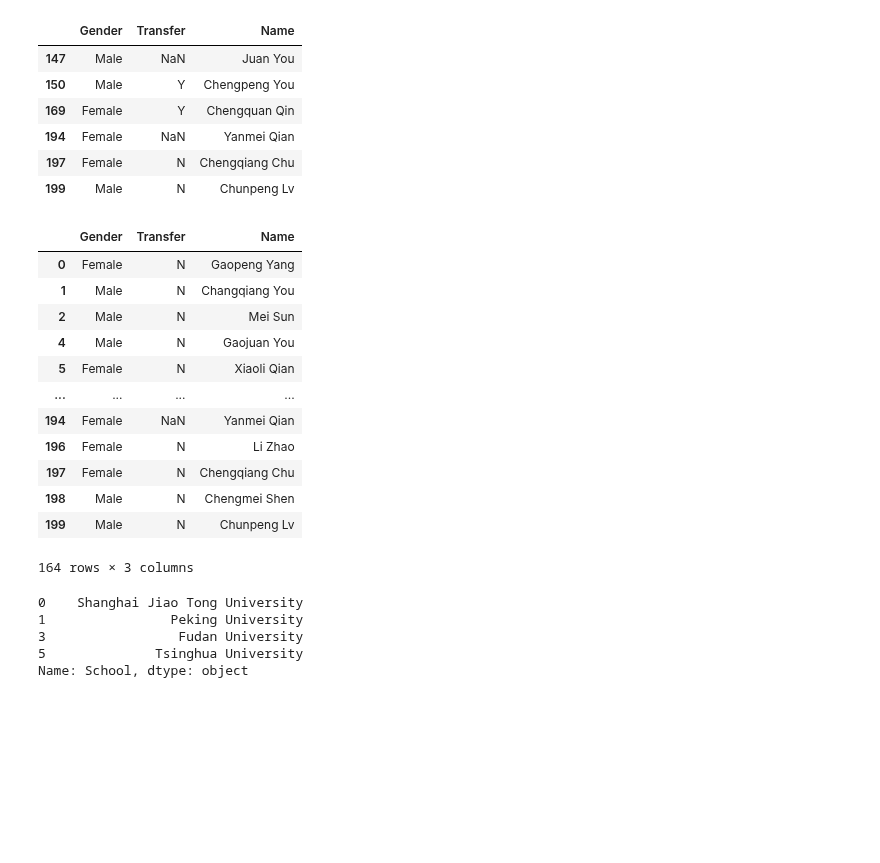
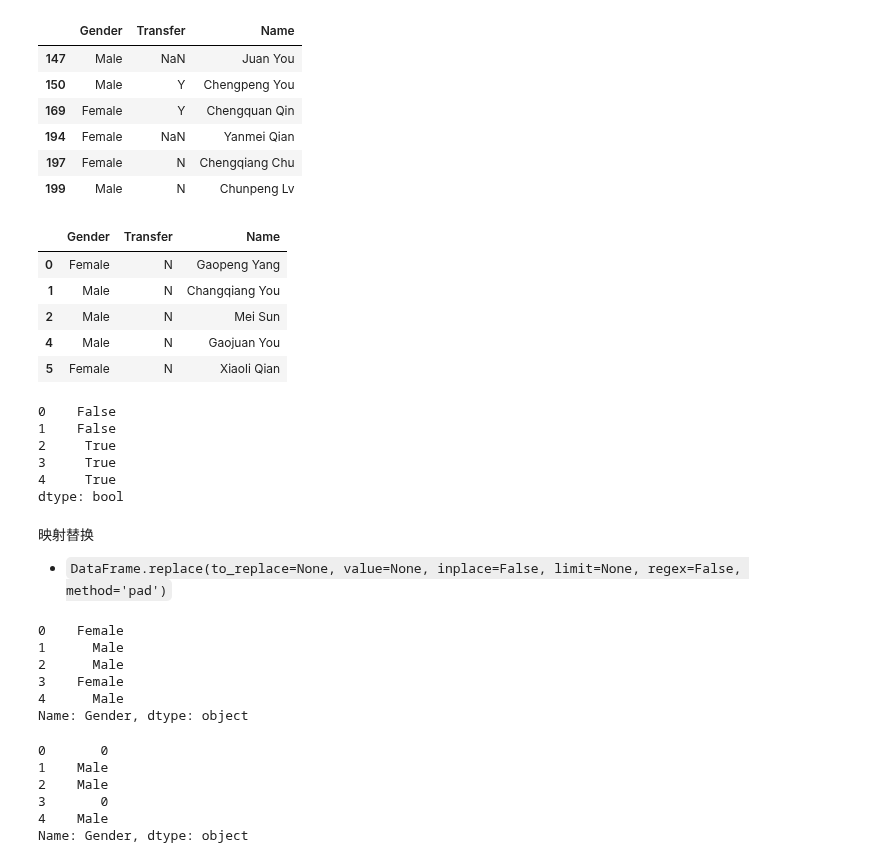
Before and after one commit to backtraxe/tutorials, a Jupyter notebook: pandas基础.ipynb, the cells around one changed output. Cells and saved outputs as stored; diff of their text form; code cells hidden in the pictures; blank space fills up the shorter version.

```diff
--- a/pandas基础.ipynb
+++ b/pandas基础.ipynb
@@ -430,26 +431,43 @@ df_demo.drop_duplicates(['Gender', 'Transfer'], keep='last')
 | 199 | Male | N | Chunpeng Lv |
 # %%
 # 保留只出现一次的行
-df_demo.drop_duplicates(['Gender', 'Name'], keep=False)
+df_demo.drop_duplicates(['Gender', 'Name'], keep=False).head()
 # %% [output]
 |  | Gender | Transfer | Name |
 | 0 | Female | N | Gaopeng Yang |
 | 1 | Male | N | Changqiang You |
 | 2 | Male | N | Mei Sun |
 | 4 | Male | N | Gaojuan You |
 | 5 | Female | N | Xiaoli Qian |
-| ... | ... | ... | ... |
-| 194 | Female | NaN | Yanmei Qian |
-| 196 | Female | N | Li Zhao |
-| 197 | Female | N | Chengqiang Chu |
-| 198 | Male | N | Chengmei Shen |
-| 199 | Male | N | Chunpeng Lv |
-164 rows × 3 columns
-# %%
-df['School'].drop_duplicates()
-# %% [output]
-0    Shanghai Jiao Tong University
-1                Peking University
-3                 Fudan University
-5              Tsinghua University
-Name: School, dtype: object
+# %%
+df_demo.duplicated(['Gender', 'Transfer']).head()
+# %% [output]
+0    False
+1    False
+2     True
+3     True
+4     True
+dtype: bool
+# %% [markdown]
+映射替换
+
+- `DataFrame.replace(to_replace=None, value=None, inplace=False, limit=None, regex=False, method='pad')`
+# %%
+df['Gender'].head()
+# %% [output]
+0    Female
+1      Male
+2      Male
+3    Female
+4      Male
+Name: Gender, dtype: object
+# %%
+# 单个值替换
+df['Gender'].replace('Female', 0).head()
+# %% [output]
+0       0
+1    Male
+2    Male
+3       0
+4    Male
+Name: Gender, dtype: object
```
Also changed, not shown: parts of 31 cells of this notebook.
